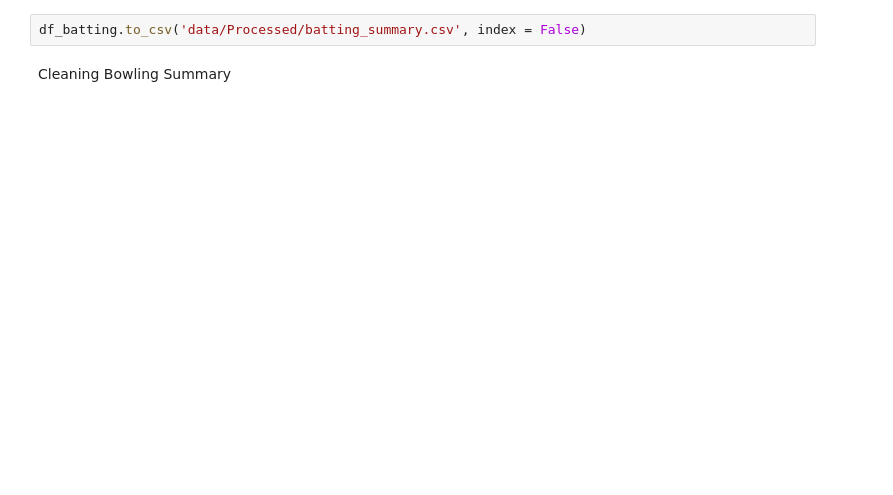
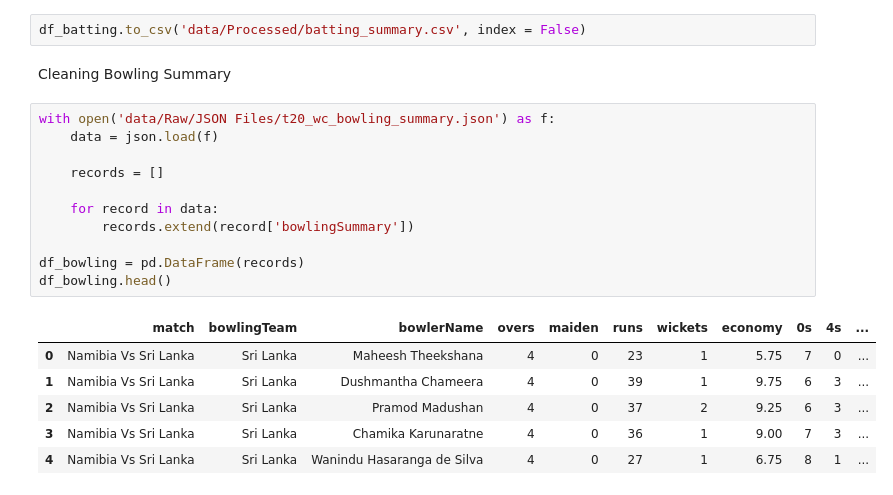
Before and after one commit to samintisar/T20WC_Data_Analysis, a Jupyter notebook: preprocessing.ipynb, the cells around one changed output. Saved outputs shown, nothing was run; the diff lists cells and outputs as text; blank space fills up the shorter version.

Commit message:
cleaned all the json files

```diff
--- a/preprocessing.ipynb
+++ b/preprocessing.ipynb
@@ -75,3 +93,21 @@ df_batting.head()
 df_batting.to_csv('data/Processed/batting_summary.csv', index = False)
 # %% [markdown]
 Cleaning Bowling Summary
+# %%
+with open('data/Raw/JSON Files/t20_wc_bowling_summary.json') as f:
+    data = json.load(f)
+
+    records = []
+
+    for record in data:
+        records.extend(record['bowlingSummary'])
+
+df_bowling = pd.DataFrame(records)
+df_bowling.head()
+# %% [output]
+|  | match | bowlingTeam | bowlerName | overs | maiden | runs | wickets | economy | 0s | 4s | ... |
+| 0 | Namibia Vs Sri Lanka | Sri Lanka | Maheesh Theekshana | 4 | 0 | 23 | 1 | 5.75 | 7 | 0 | ... |
+| 1 | Namibia Vs Sri Lanka | Sri Lanka | Dushmantha Chameera | 4 | 0 | 39 | 1 | 9.75 | 6 | 3 | ... |
+| 2 | Namibia Vs Sri Lanka | Sri Lanka | Pramod Madushan | 4 | 0 | 37 | 2 | 9.25 | 6 | 3 | ... |
+| 3 | Namibia Vs Sri Lanka | Sri Lanka | Chamika Karunaratne | 4 | 0 | 36 | 1 | 9.00 | 7 | 3 | ... |
+| 4 | Namibia Vs Sri Lanka | Sri Lanka | Wanindu Hasaranga de Silva | 4 | 0 | 27 | 1 | 6.75 | 8 | 1 | ... |
```
Also changed, not shown: parts of 8 cells of this notebook, 4 other files.
